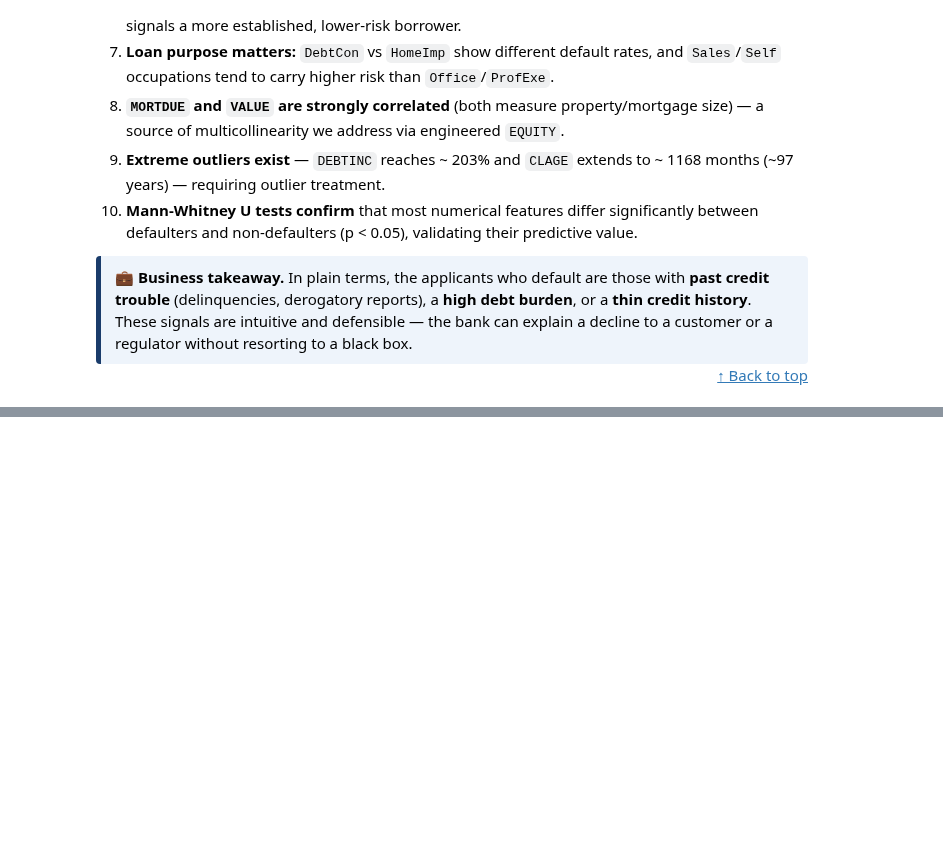
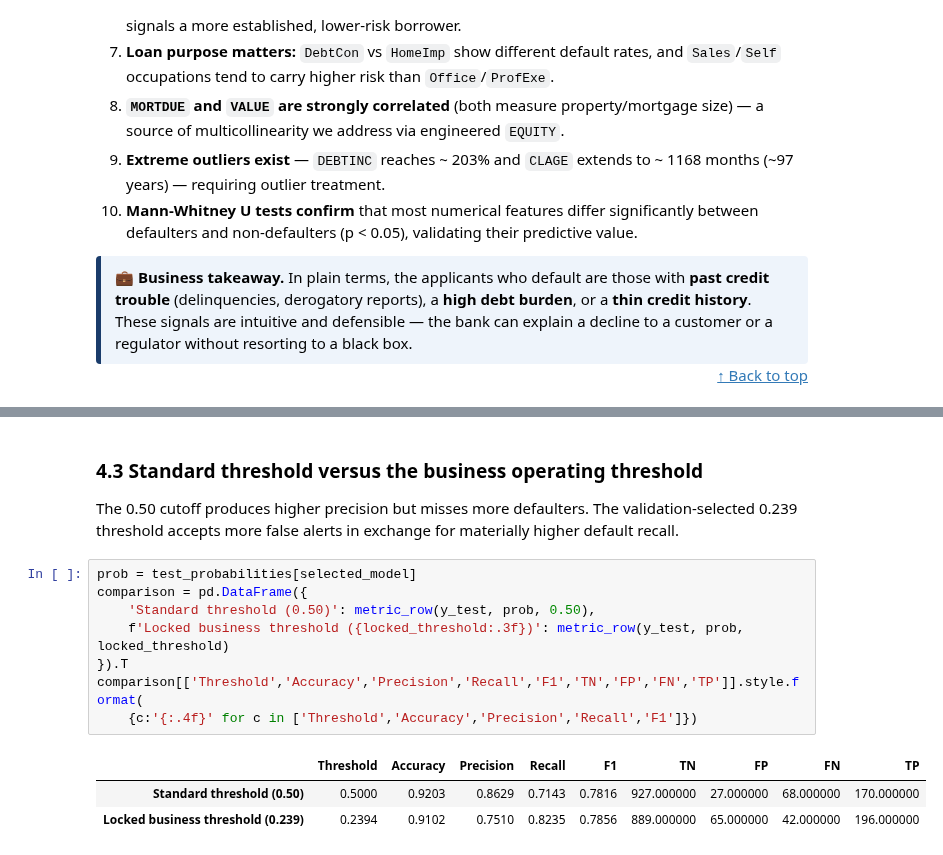
Before and after one commit to lycias/Applied-AI-Data-Science, a Jupyter notebook: MIT-AAIDSP/Capstone-Project/Capstone_Project_Loan_Default_Prediction_Full_Code_Final_submission.ipynb, the cells around one changed output, grey strips where cells are left out. Saved outputs shown, nothing was run; the diff lists cells and outputs as text; blank space fills up the shorter version.

```diff
--- a/MIT-AAIDSP/Capstone-Project/Capstone_Project_Loan_Default_Prediction_Full_Code_Final_submission.ipynb
+++ b/MIT-AAIDSP/Capstone-Project/Capstone_Project_Loan_Default_Prediction_Full_Code_Final_submission.ipynb
@@ -1575,0 +854,16 @@ files.download ('/content/drive/MyDrive/Colab Notebooks/Capstone_Project_Loan_De
+# %% [markdown]
+### 4.3 Standard threshold versus the business operating threshold
+
+The 0.50 cutoff produces higher precision but misses more defaulters. The validation-selected 0.239 threshold accepts more false alerts in exchange for materially higher default recall.
+# %%
+prob = test_probabilities[selected_model]
+comparison = pd.DataFrame({
+    'Standard threshold (0.50)': metric_row(y_test, prob, 0.50),
+    f'Locked business threshold ({locked_threshold:.3f})': metric_row(y_test, prob, locked_threshold)
+}).T
+comparison[['Threshold','Accuracy','Precision','Recall','F1','TN','FP','FN','TP']].style.format(
+    {c:'{:.4f}' for c in ['Threshold','Accuracy','Precision','Recall','F1']})
+# %% [output]
+|  | Threshold | Accuracy | Precision | Recall | F1 | TN | FP | FN | TP |
+| Standard threshold (0.50) | 0.5000 | 0.9203 | 0.8629 | 0.7143 | 0.7816 | 927.000000 | 27.000000 | 68.000000 | 170.000000 |
+| Locked business threshold (0.239) | 0.2394 | 0.9102 | 0.7510 | 0.8235 | 0.7856 | 889.000000 | 65.000000 | 42.000000 | 196.000000 |
```
Also changed, not shown: parts of 80 cells of this notebook, 2 other files.
